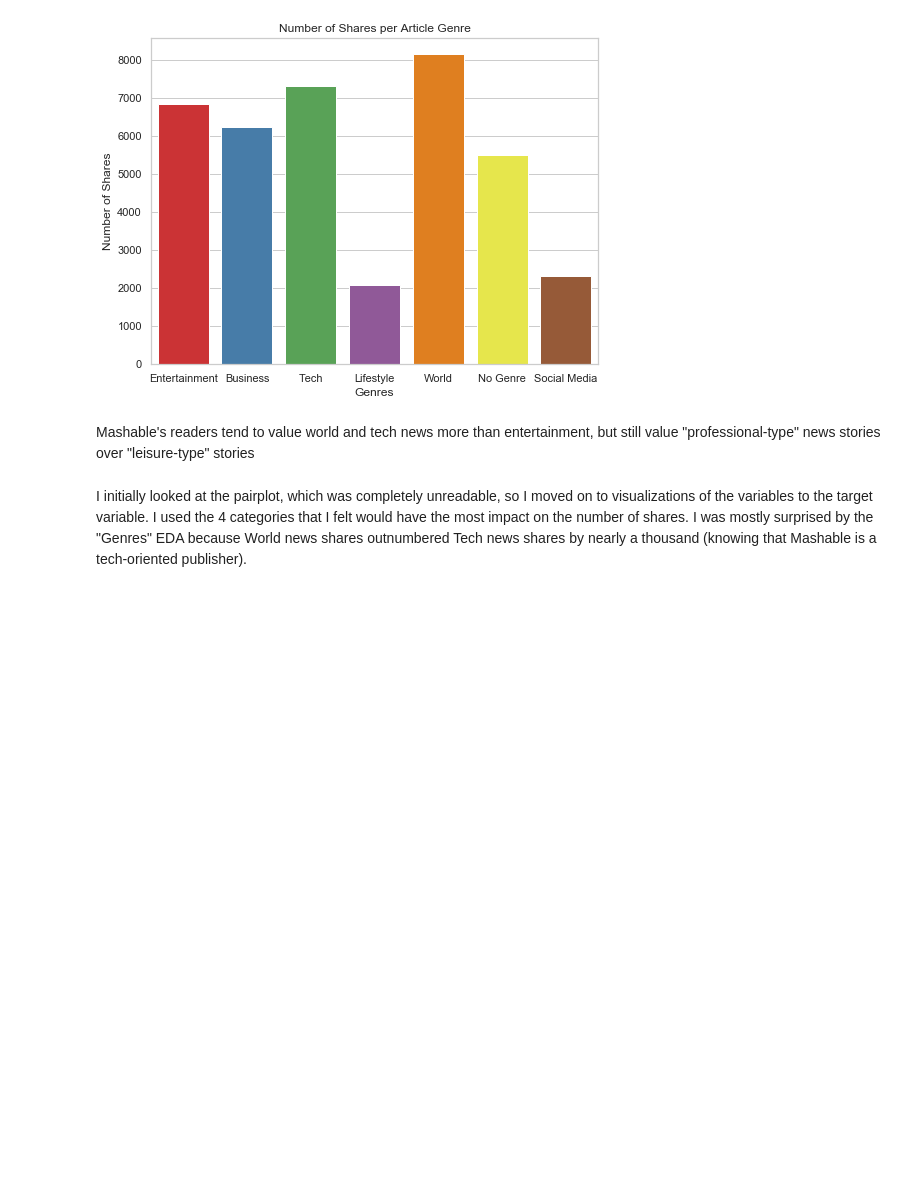
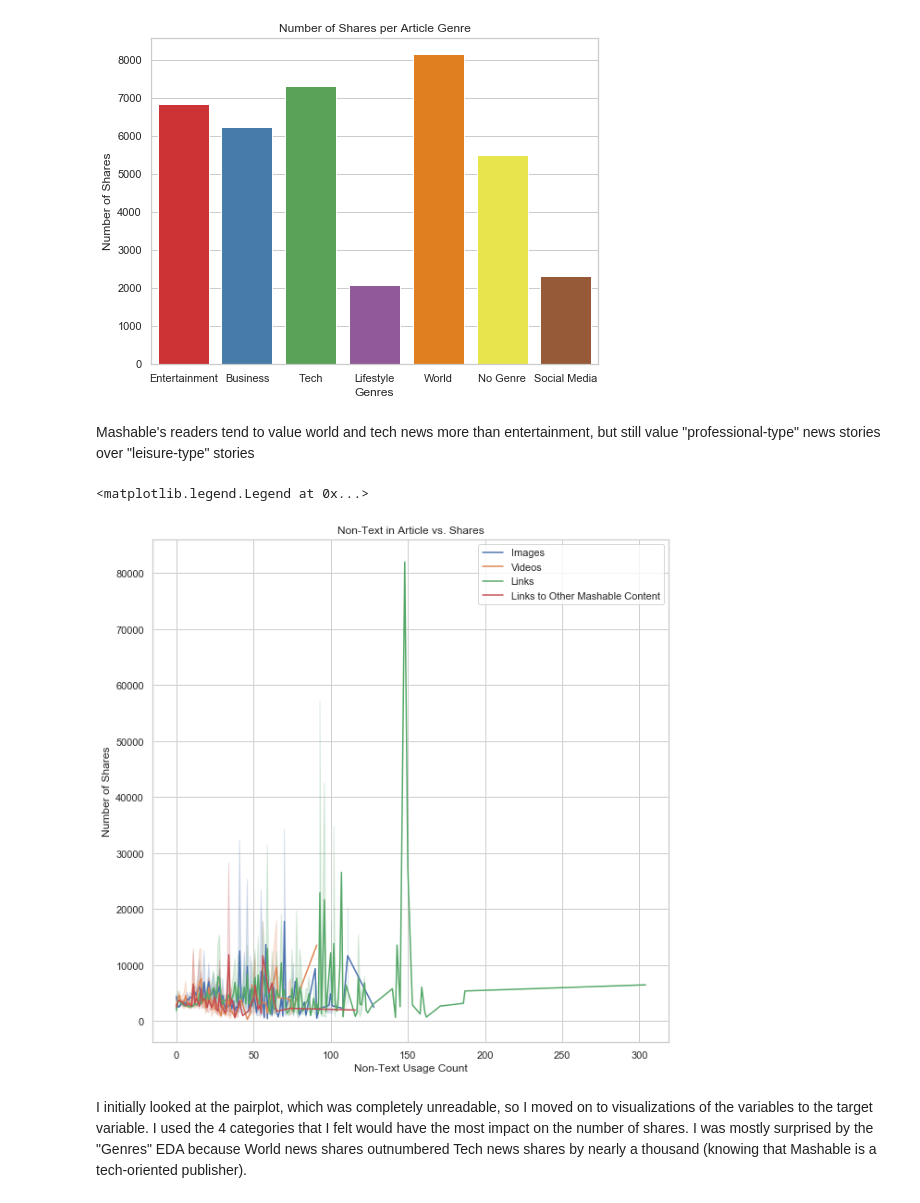
Before and after one commit to samraykhman/online_news_popularity, a Jupyter notebook: online_news_cleaning_eda.ipynb, the cells around one changed output. Drawn from its saved outputs; the diff is of its cells as text; code cells hidden in the pictures; blank space fills up the shorter version.

```diff
--- a/online_news_cleaning_eda.ipynb
+++ b/online_news_cleaning_eda.ipynb
@@ -241,2 +237,17 @@ visuals_df = dropped_news[['shares', 'num_imgs', 'num_videos', 'num_hrefs', 'num
+# %%
+fig, ax = plt.subplots(figsize=(10,10))
+sns.set(style='whitegrid')
+sns.set_context('notebook')
+ax = sns.lineplot(x='num_imgs', y='shares', data=dropped_news, ax=ax)
+ax = sns.lineplot(x='num_videos', y='shares', data=dropped_news, ax=ax)
+ax = sns.lineplot(x='num_hrefs', y='shares', data=dropped_news, ax=ax)
+ax = sns.lineplot(x='num_self_hrefs', y='shares', data=dropped_news, ax=ax)
+plt.title('Non-Text in Article vs. Shares')
+plt.xlabel('Non-Text Usage Count')
+plt.ylabel('Number of Shares')
+plt.legend(['Images', 'Videos', 'Links', 'Links to Other Mashable Content'])
+# %% [output]
+<matplotlib.legend.Legend at 0x...>
+[figure, added]
 # %% [markdown]
 I initially looked at the pairplot, which was completely unreadable, so I moved on to visualizations of the variables to the target variable. I used the 4 categories that I felt would have the most impact on the number of shares. I was mostly surprised by the "Genres" EDA because World news shares outnumbered Tech news shares by nearly a thousand (knowing that Mashable is a tech-oriented publisher).
```
Also changed, not shown: parts of 7 cells of this notebook, 4 other files.
